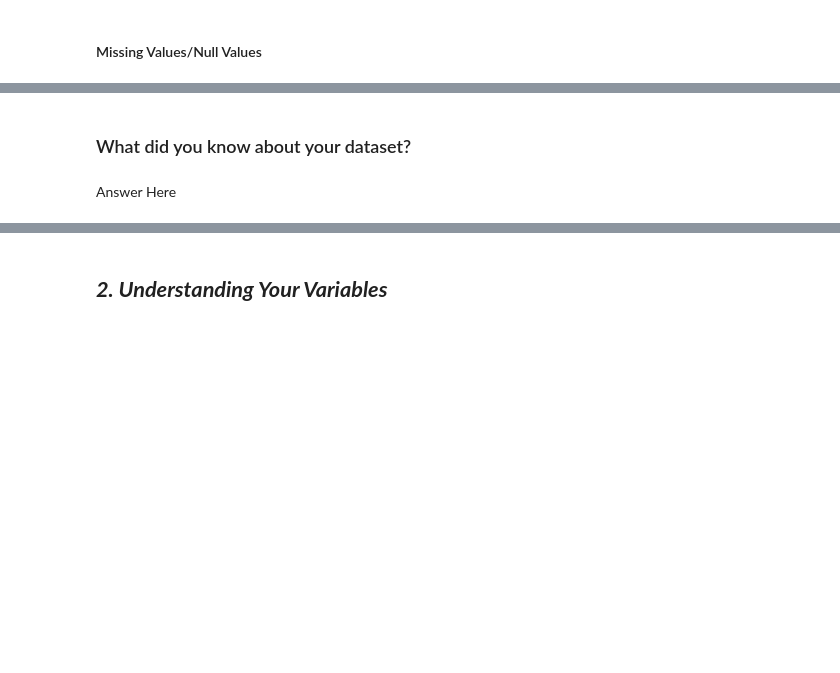
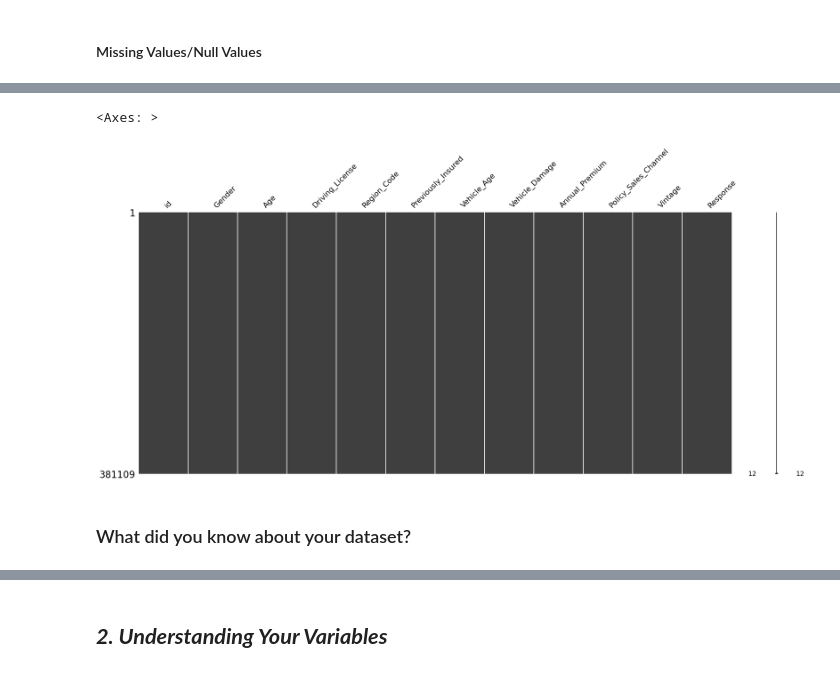
Before and after one commit to NIKHILNIGUDKAR/Health-Insurance-Cross-Sell-Prediction, a Jupyter notebook: Health_Insurance_Cross_Sell_Prediction.ipynb, the cells around one changed output, grey strips where cells are left out. Cells and saved outputs as stored; diff of their text form; code cells hidden in the pictures; blank space fills up the shorter version.

Commit message:
plotting different graphs for visulization.

```diff
--- a/Health_Insurance_Cross_Sell_Prediction.ipynb
+++ b/Health_Insurance_Cross_Sell_Prediction.ipynb
@@ -83,3 +145,9 @@ M - Multivariate Analysis
+# %%
+# reading data file
+dir_path = '/content/drive/MyDrive/'
+file_name = 'Health INsurance Cross Cell Production/TRAIN-HEALTH INSURANCE CROSS SELL PREDICTION.csv'
+data_file_path = dir_path + file_name
+df = pd.read_csv(data_file_path)
 # %% [markdown]
 ### Dataset First View
 # %%
@@ -103,6 +235,8 @@ M - Multivariate Analysis
 # %%
 # Visualizing the missing values
+msno.matrix(df)
+# %% [output]
+<Axes: >
+[figure, added]
 # %% [markdown]
 ### What did you know about your dataset?
-# %% [markdown]
-Answer Here
```
Also changed, not shown: parts of 80 cells of this notebook.
